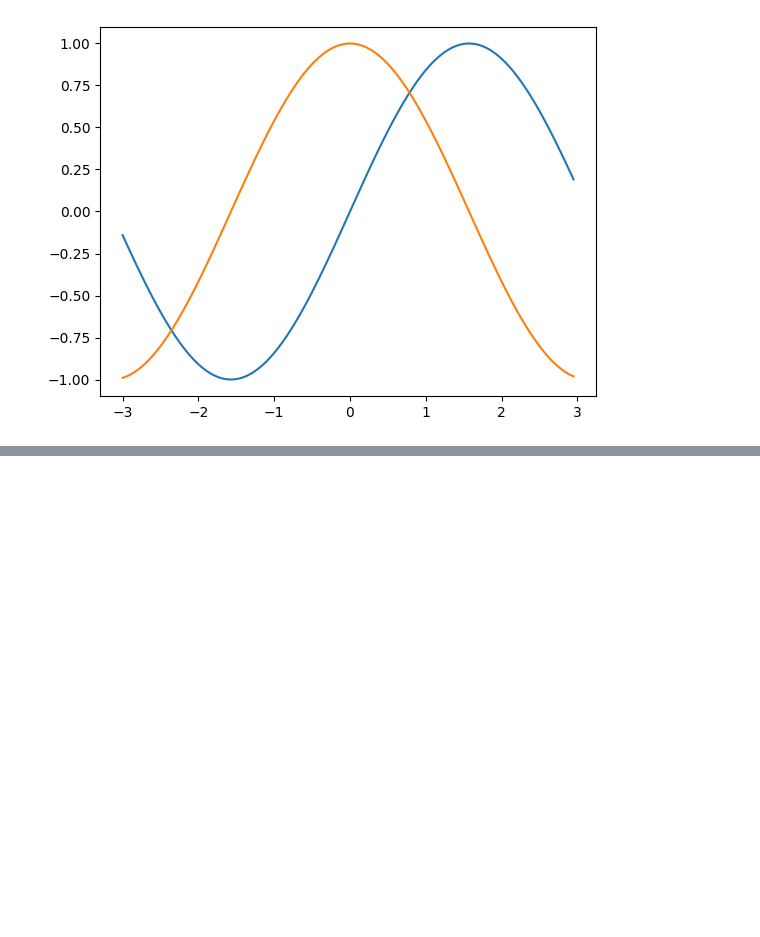
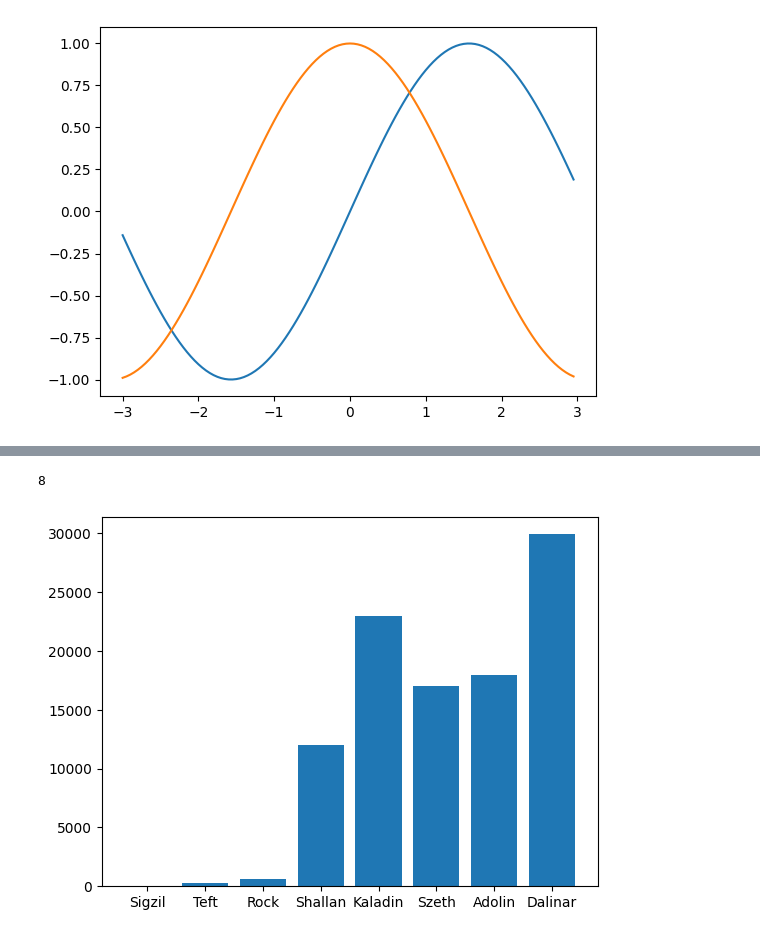
Before and after one commit to dogga777/mca_python_programming, a Jupyter notebook: numpy.ipynb, the cells around one changed output, grey strips where cells are left out. Drawn from its saved outputs; the diff is of its cells as text; code cells hidden in the pictures; blank space fills up the shorter version.

Commit message:
numpy

```diff
--- a/numpy.ipynb
+++ b/numpy.ipynb
@@ -470,0 +487,13 @@ plt.show()
+# %%
+import numpy as np
+import matplotlib.pyplot as plt  # correct alias
+
+data = [10,239,594,12000,22999,16999,18000,29919]
+players = ['Sigzil','Teft','Rock','Shallan','Kaladin','Szeth','Adolin','Dalinar']
+
+print(len(players))
+plt.bar(players, data)
+plt.show()
+# %% [output]
+8
+[figure, added]
```
Also changed, not shown: parts of 2 cells of this notebook.
